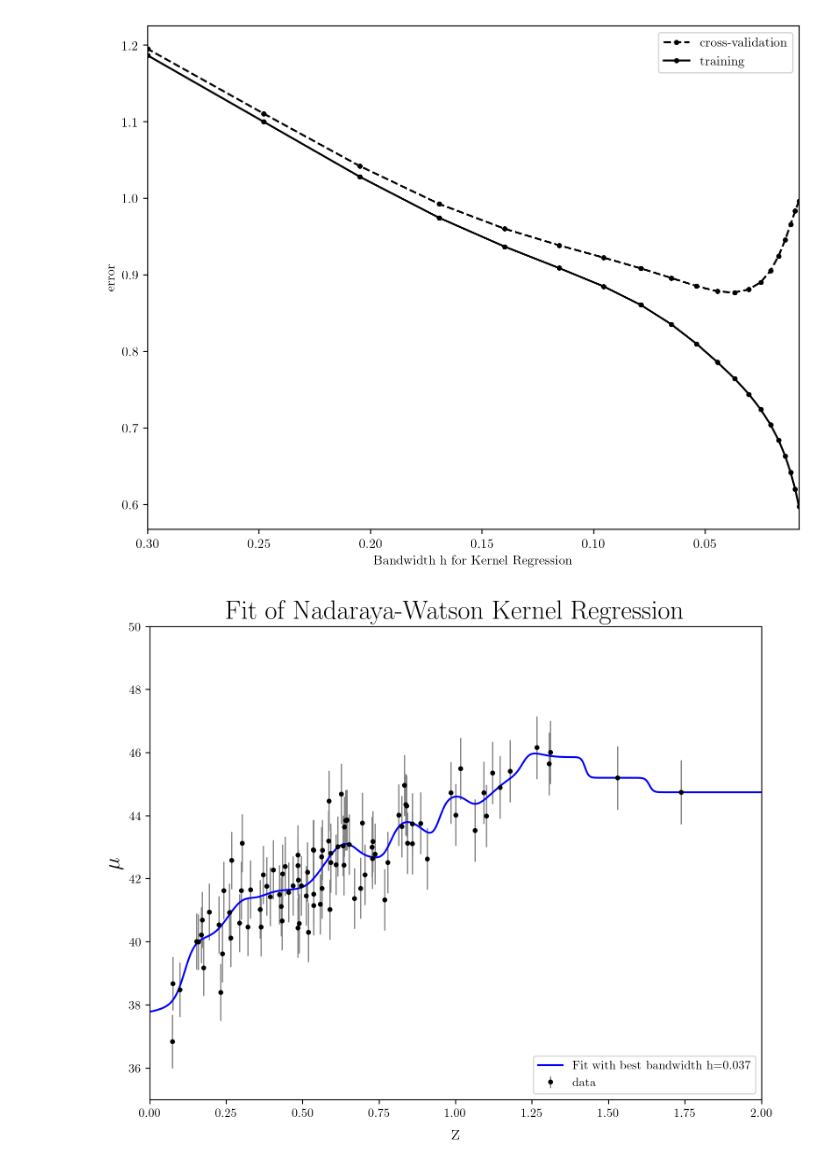
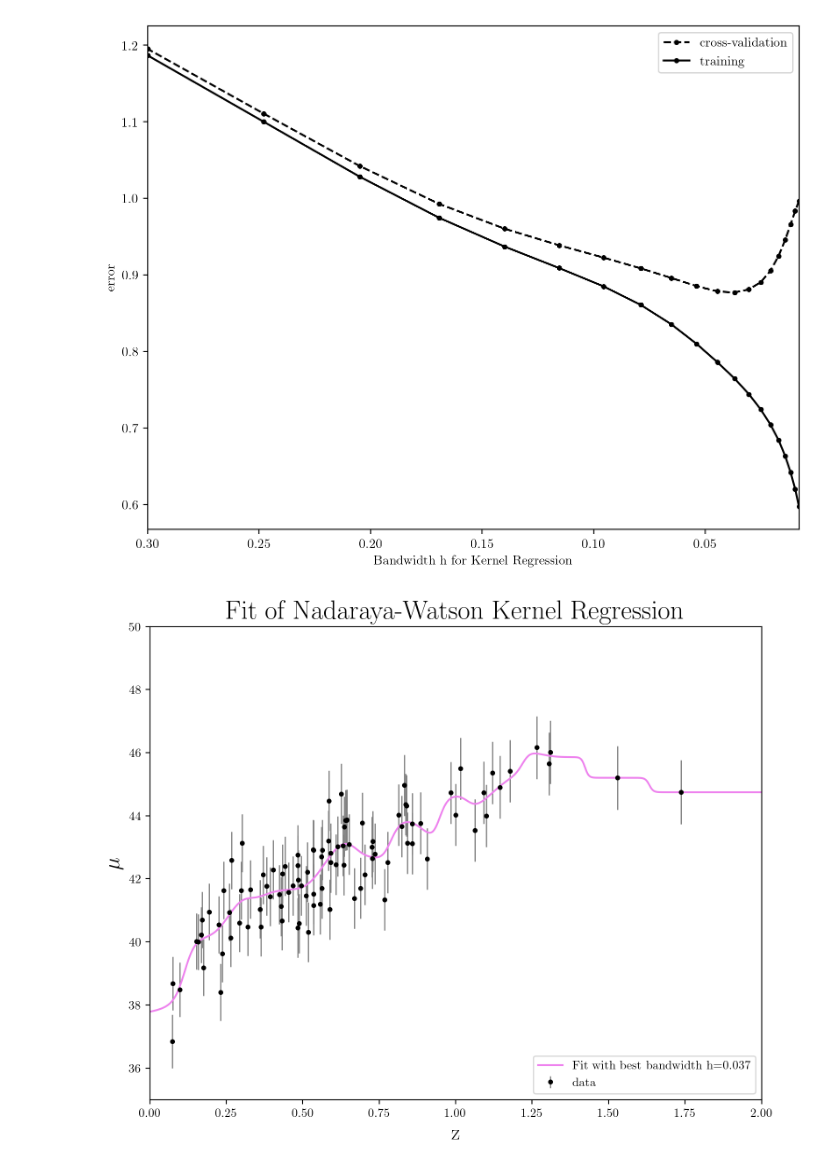
Before and after one commit to ludovicarbone/astrostatistics_bicocca_2024, a Jupyter notebook: working/L17_es.ipynb, the cells around one changed output. Drawn from its saved outputs; the diff is of its cells as text; code cells hidden in the pictures.

```diff
--- a/working/L17_es.ipynb
+++ b/working/L17_es.ipynb
@@ -295,7 +295,6 @@ Changing the sigma doesn't affect the fit that much, unless you have a very litt
 So I will do K fold cross validation only on n.
 # %%
 degrees = np.linspace(1, 20, 20)
-kf = KFold(n_splits=5, shuffle=True, random_state=7)
 
 training_err = []
 crossval_err = []
@@ -323,7 +322,8 @@ for n in degrees:
     training_err.append(np.mean(training_errors))
     crossval_err.append(np.mean(crossval_errors))
 
-print(f"Best model with {int(degrees[np.argmin(crossval_err)])} gaus basis functions \nCross-validation error:{min(crossval_err):.4f}")
+best_n = int(degrees[np.argmin(crossval_err)])
+print(f"Best model with {best_n} gaus basis functions \nCross-validation error:{min(crossval_err):.4f}")
 
 plt.figure(figsize=(9, 7))
 plt.plot(degrees[:9], crossval_err[:9], '--k', marker='.', label='cross-validation')
@@ -340,6 +340,6 @@ Cross-validation error:0.9205
 # %%
 #fiting best model
-z_gridtest = np.linspace(0, 2, int(best_degree))[:, None]
+z_gridtest = np.linspace(0, 2, int(best_n))[:, None]
 best_model = BasisFunctionRegression('gaussian', mu=z_gridtest, sigma=1.5)
 best_model.fit(z_sample, mu_sample, dmu)
 
@@ -402,36 +399,0 @@ In our case we can generate more data, so let's see if something change doing it
-# %%
-z_sample, mu_sample, dmu = generate_mu_z(100, random_state=1234)
-
-train_sizes = np.arange(100, 500, 10)  # From 20 to 100 in steps of 10
-train_errors = []
-val_errors = []
-
-
-z_train, z_val, mu_train, mu_val, dmu_train, dmu_val = train_test_split(z_sample, mu_sample, dmu, test_size=0.3, random_state=7)
-
-for size in train_sizes:
-
-    z_gridtest = np.linspace(0, 2, int(best_n))[:, None]
-
-    model = BasisFunctionRegression('gaussian', mu=z_gridtest, sigma=sigma_test)
-    X_train = z_train[:size, None]
-    mu_train_subset = mu_train[:size]
-    dmu_train_subset = dmu_train[:size]
-
-    model.fit(X_train, mu_train_subset, dmu_train_subset)
-
-    train_pred = model.predict(X_train)
-    val_pred = model.predict(z_val[:,None])
-
-    train_errors.append(np.sqrt(np.mean((train_pred - mu_train_subset) ** 2)))
-    val_errors.append(np.sqrt(np.mean((val_pred - mu_val) ** 2)))
-
-plt.figure(figsize=(9, 7))
-plt.plot(train_sizes, train_errors, 'k', marker='.', label='Training Error')
-plt.plot(train_sizes, val_errors, '--k', marker='.', label='Validation Error')
-plt.xlabel('Number of Training Points')
-plt.ylabel('RMS Error')
-plt.title('Learning Curve for Gaussian Basis Function Regression (20 to 100 Points)')
-plt.legend(loc='upper right')
-plt.grid()
-plt.show()
@@ -510,19 +469,19 @@ Cross-validation error:0.8769
 # %%
 best_bandwidth = bandw[np.argmin(crossval_err)]
 best_model = NadarayaWatson(kernel='gaussian', h=best_bandwidth)
 best_model.fit(z_sample, mu_sample, dmu)
 
 mu_pred = best_model.predict(z_fit[:,None])
 
 plt.figure(figsize=(9, 7))
 plt.errorbar(z_sample, mu_sample, dmu, fmt='.k', ecolor='gray', lw=1, label='data')
-plt.plot(z_fit, mu_pred, color='blue', label=f'Fit with best bandwidth h={best_bandwidth:.3f}')
+plt.plot(z_fit, mu_pred, color='violet', label=f'Fit with best bandwidth h={best_bandwidth:.3f}')
 plt.xlabel('z', fontsize=18)
 plt.ylabel('$\mu$', fontsize=18)
 plt.title('Fit of Nadaraya-Watson Kernel Regression', fontsize=22)
 plt.legend(loc='lower right')
 plt.xlim(0, 2)
 plt.ylim(35, 50)
 plt.show()
 # %% [output]
-[figure, old version]
+[figure, new version]
```
Also changed, not shown: parts of 12 cells of this notebook, 2 other files.
